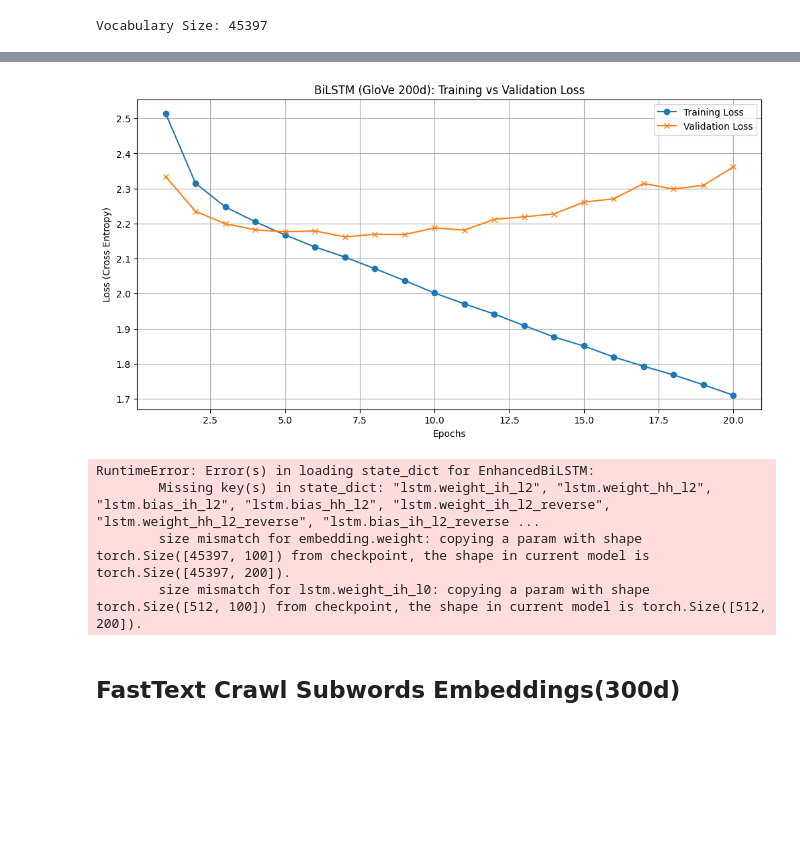
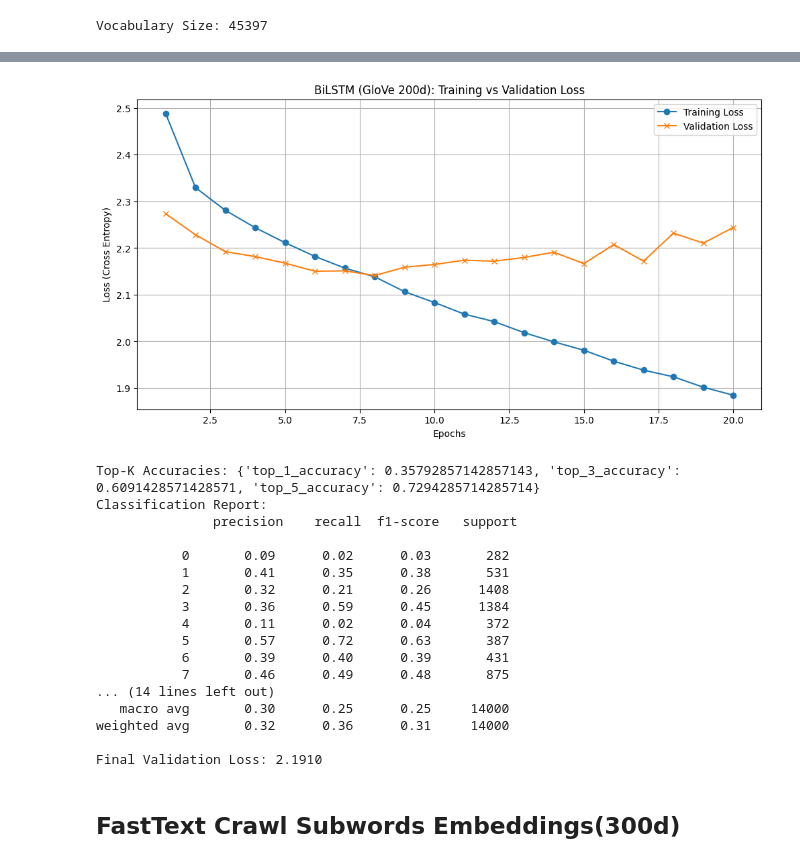
Before and after one commit to ZifanSi/Text2Moji, a Jupyter notebook: notebooks/03_bilstm_model_experiments.ipynb, the cells around one changed output, grey strips where cells are left out. Cells and saved outputs as stored; diff of their text form; code cells hidden in the pictures; blank space fills up the shorter version.

Commit message:
Improve BiLSTM

```diff
--- a/notebooks/03_bilstm_model_experiments.ipynb
+++ b/notebooks/03_bilstm_model_experiments.ipynb
@@ -243,28 +270,30 @@ batch_size = 64
 num_classes = len(np.unique(y_train))
 
 train_dataset_glove_200d = TensorDataset(
-    torch.tensor(X_train_ids_glove_200d, dtype=torch.long),
-    torch.tensor(y_train, dtype=torch.long)
+    torch.tensor(X_train_ids_glove_200d, dtype=torch.long).to(device),
+    torch.tensor(y_train, dtype=torch.long).to(device)
 )
 train_loader_glove_200d = DataLoader(train_dataset_glove_200d, batch_size=batch_size, shuffle=True)
 
 model_glove_200d = EnhancedBiLSTM(
     vocab_size=vocab_size,
     embedding_dim=embedding_dim_glove_200d,
-    hidden_dim=128,
+    hidden_dim=256,
     num_classes=num_classes,
     embedding_matrix=embedding_matrix_glove_200d,
     freeze_embeddings=True,
-    num_layers=3,
-    dropout=0.3
+    num_layers=2,
+    dropout=0.5
 )
 
-optimizer = optim.Adam(model_glove_200d.parameters(), lr=1e-3, weight_decay=1e-5)
+optimizer = optim.Adam(model_glove_200d.parameters(), lr=1e-3)
 criterion = nn.CrossEntropyLoss()
 # %%
 train_losses_glove_200d = []
 val_losses_glove_200d = []
 epochs = 20
+
+model_glove_200d.to(device)
 
 for epoch in range(epochs):
     model_glove_200d.train()
@@ -281,15 +310,17 @@ for epoch in range(epochs):
         total += x_batch.size(0)
 
     # Save the model
-    torch.save(model_glove_200d.state_dict(), f"models/bilstm_glove_twitter_200d3_{epoch+1}_epoches.pth")
+    torch.save(model_glove_200d.state_dict(), f"models/bilstm_glove_twitter_200d_{epoch+1}_epochs.pth")
 
     model_glove_200d.eval()
     with torch.no_grad():
-        X = torch.tensor(X_test_ids_glove_200d, dtype=torch.long)
+        X = torch.tensor(X_test_ids_glove_200d, dtype=torch.long).to(device)
+        y_test_tensor = torch.tensor(y_test, dtype=torch.long).to(device)
+
         logits = model_glove_200d(X)
-        pred = logits.argmax(dim=1).numpy()
-        accuracy = (pred == y_test).mean()
-        val_loss = criterion(logits, torch.tensor(y_test, dtype=torch.long)).item()
+        pred = logits.argmax(dim=1)
+        accuracy = (pred == y_test_tensor).float().mean().item()
+        val_loss = criterion(logits, y_test_tensor).item()
 
     train_losses_glove_200d.append(total_loss / total)
     val_losses_glove_200d.append(val_loss)
@@ -319,44 +350,57 @@ Epoch 20, Training Loss=1.7102, Validation Loss=2.3617, Validation Accuracy=0.33
 # %%
 plt.figure(figsize=(12, 6))
 plt.plot(range(1, epochs+1), train_losses_glove_200d, label='Training Loss', marker='o')
 plt.plot(range(1, epochs+1), val_losses_glove_200d, label='Validation Loss', marker='x')
 plt.title('BiLSTM (GloVe 200d): Training vs Validation Loss')
 plt.xlabel('Epochs')
 plt.ylabel('Loss (Cross Entropy)')
 plt.legend()
 plt.grid(True)
 
 plt.show()
 
-# Load the best model
-
-model_glove_200d.load_state_dict(torch.load("models/bilstm_glove_twitter_200d3_7_epoches.pth"))
+model_glove_200d.load_state_dict(torch.load(f"models/bilstm_glove_twitter_200d_best.pth"))
 
 model_glove_200d.eval()
 with torch.no_grad():
-    X = torch.tensor(X_test_ids_glove, dtype=torch.long)
-    logits = model_glove(X)
-    pred = logits.argmax(dim=1).numpy()
-    preds = logits.softmax(dim=1).numpy()
+    X = torch.tensor(X_test_ids_glove_200d, dtype=torch.long).to(device)
+    y_test_tensor = torch.tensor(y_test, dtype=torch.long).to(device)
+
+    logits = model_glove_200d(X)
+    pred = logits.argmax(dim=1)
+    preds = logits.softmax(dim=1)
 
     preds = [
         {label: score for label, score in enumerate(sample_scores)}
         for sample_scores in preds
     ]
     top_k_accs = top_k_accuracy(enumerate(preds))
     print("Top-K Accuracies:", top_k_accs)
 
-    report = classification_report(y_test, pred)
+    report = classification_report(y_test_tensor.cpu().numpy(), pred.cpu().numpy())
     print("Classification Report:\n", report)
 
-    val_loss = criterion(logits, torch.tensor(y_test, dtype=torch.long)).item()
+    val_loss = criterion(logits, torch.tensor(y_test_tensor, dtype=torch.long)).item()
     print(f"Final Validation Loss: {val_loss:.4f}")
 # %% [output]
-[figure, old version]
+[figure, new version]
-RuntimeError: Error(s) in loading state_dict for EnhancedBiLSTM:
-        Missing key(s) in state_dict: "lstm.weight_ih_l2", "lstm.weight_hh_l2", "lstm.bias_ih_l2", "lstm.bias_hh_l2", "lstm.weight_ih_l2_reverse", "lstm.weight_hh_l2_reverse", "lstm.bias_ih_l2_reverse ...
-        size mismatch for embedding.weight: copying a param with shape torch.Size([45397, 100]) from checkpoint, the shape in current model is torch.Size([45397, 200]).
-        size mismatch for lstm.weight_ih_l0: copying a param with shape torch.Size([512, 100]) from checkpoint, the shape in current model is torch.Size([512, 200]).
+Top-K Accuracies: {'top_1_accuracy': 0.35792857142857143, 'top_3_accuracy': 0.6091428571428571, 'top_5_accuracy': 0.7294285714285714}
+Classification Report:
+               precision    recall  f1-score   support
+
+           0       0.09      0.02      0.03       282
+           1       0.41      0.35      0.38       531
+           2       0.32      0.21      0.26      1408
+           3       0.36      0.59      0.45      1384
+           4       0.11      0.02      0.04       372
+           5       0.57      0.72      0.63       387
+           6       0.39      0.40      0.39       431
+           7       0.46      0.49      0.48       875
+... (14 lines left out)
+   macro avg       0.30      0.25      0.25     14000
+weighted avg       0.32      0.36      0.31     14000
+
+Final Validation Loss: 2.1910
 # %% [markdown]
 ## FastText Crawl Subwords Embeddings(300d)
 # %%
```
Also changed, not shown: parts of 9 cells of this notebook, 2 other files.
